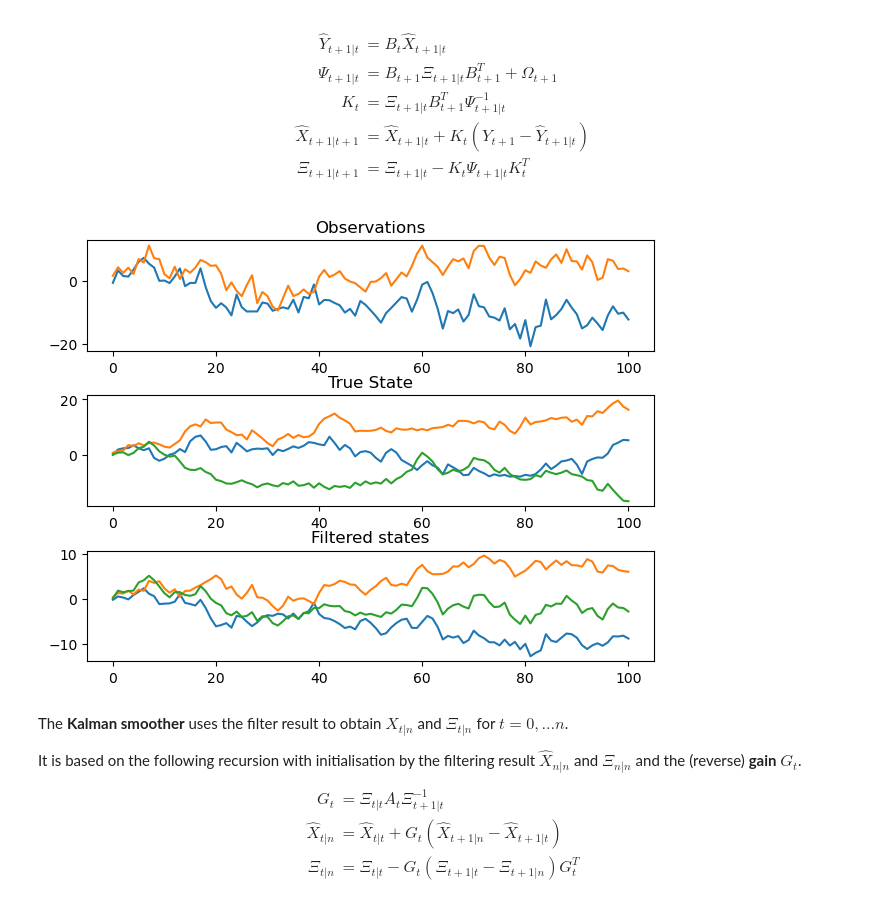
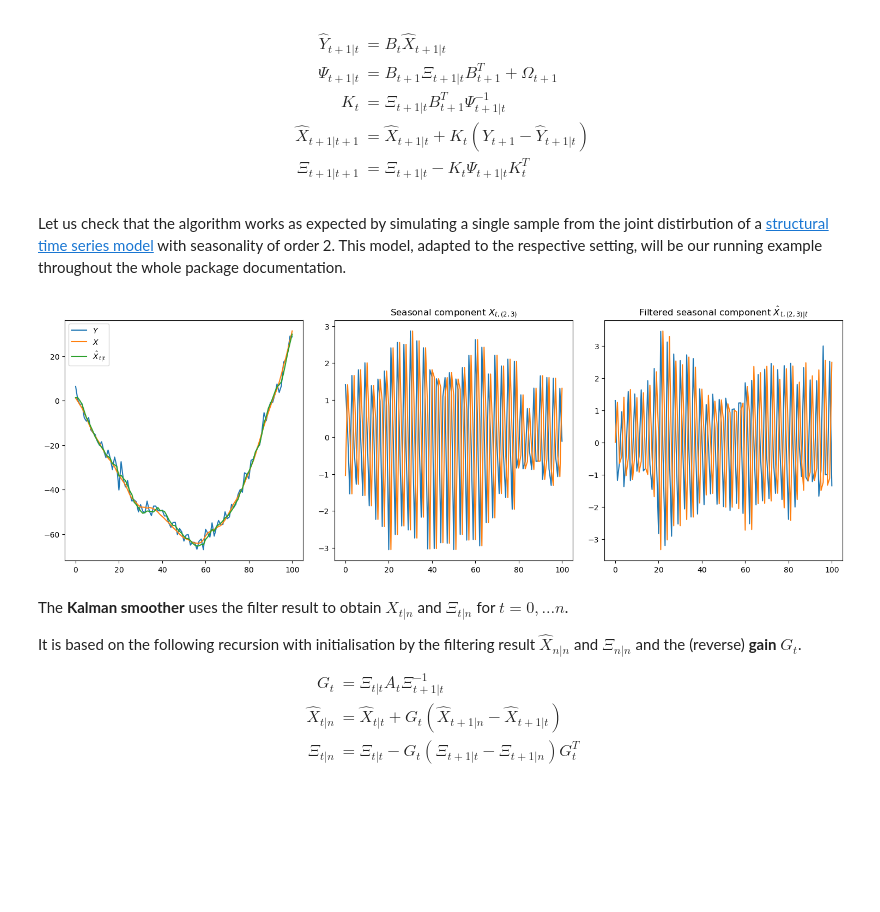
Before and after one commit to stefanheyder/isssm, a Jupyter notebook: nbs/10_kalman_filter_smoother.ipynb, the cells around one changed output. Drawn from its saved outputs; the diff is of its cells as text; code cells hidden in the pictures; blank space fills up the shorter version.

```diff
--- a/nbs/10_kalman_filter_smoother.ipynb
+++ b/nbs/10_kalman_filter_smoother.ipynb
@@ -143,28 +144,34 @@ def kalman(
     )
 
     return FilterResult(x_filt, Xi_filt, x_pred, Xi_pred)
+# %% [markdown]
+Let us check that the algorithm works as expected by simulating a single sample from the joint distirbution of a [structural time series model](models/10_stsm.ipynb) with seasonality of order 2. This model, adapted to the respective setting, will be our running example throughout the whole package documentation.
 # %%
-glssm_model = common_factor_lcm(
-    100, jnp.zeros(3), jnp.eye(3), 2., 3.
-)
+glssm_model = stsm(jnp.zeros(4), 0., .1, .1, 100, jnp.eye(4), 3, 2)
 
-(x,), (y,) = simulate_glssm(glssm_model, 1, jrn.PRNGKey(53405234))
+key = jrn.PRNGKey(53405234)
+key, subkey = jrn.split(key)
+(x,), (y,) = simulate_glssm(glssm_model, 1, subkey)
 # %%
 x_filt, Xi_filt, x_pred, Xi_pred = kalman(y, glssm_model)
-fig, (ax1, ax2, ax3) = plt.subplots(3, 1)
+fig, (ax1, ax2, ax3) = plt.subplots(1, 3, figsize=(15, 5))
 fig.tight_layout()
-ax1.set_title("Observations")
-ax1.plot(y, label="y")
 
-ax2.plot(x)
-ax2.set_title("True State")
+ax1.set_title("")
+ax1.plot(y, label="$Y$")
+ax1.plot(x[:,0], label="$X$")
+ax1.plot(x_filt[:,0], label="$\\hat X_{{t|t}}$")
+ax1.legend()
 
-ax3.set_title("Filtered states")
-ax3.plot(x_filt)
+ax2.plot(x[:,2:])
+ax2.set_title("Seasonal component $X_{{t, (2,3)}}$")
+
+ax3.set_title("Filtered seasonal component $\\hat X_{{t, (2,3)|t}}$")
+ax3.plot(x_filt[:,2:])
 
 plt.show()
 # %% [output]
-[figure, old version]
+[figure, new version]
 # %% [markdown]
 The **Kalman smoother** uses the filter result to obtain $\hat X_{t | n}$ and $\Xi_{t | n}$ for $t = 0, \dots n$.
 
```
Also changed, not shown: parts of 26 cells of this notebook, 12 other files.
